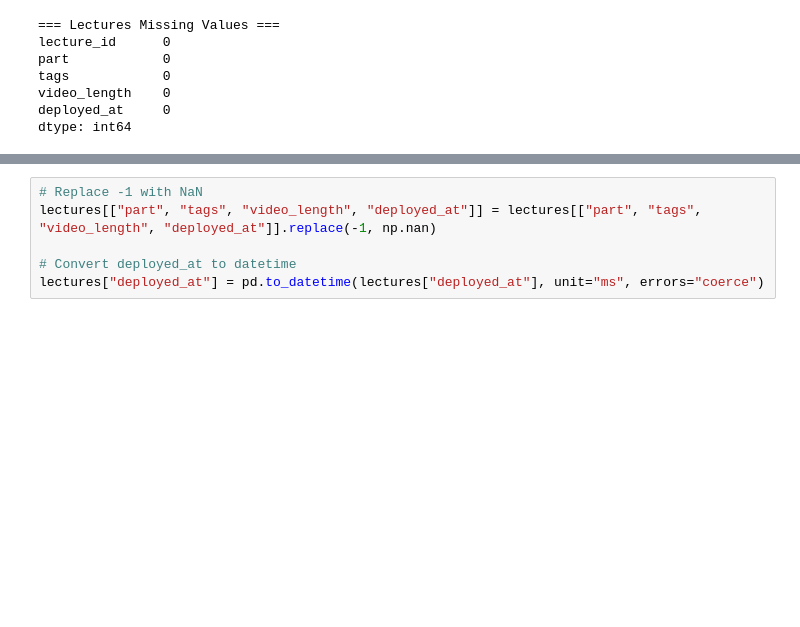
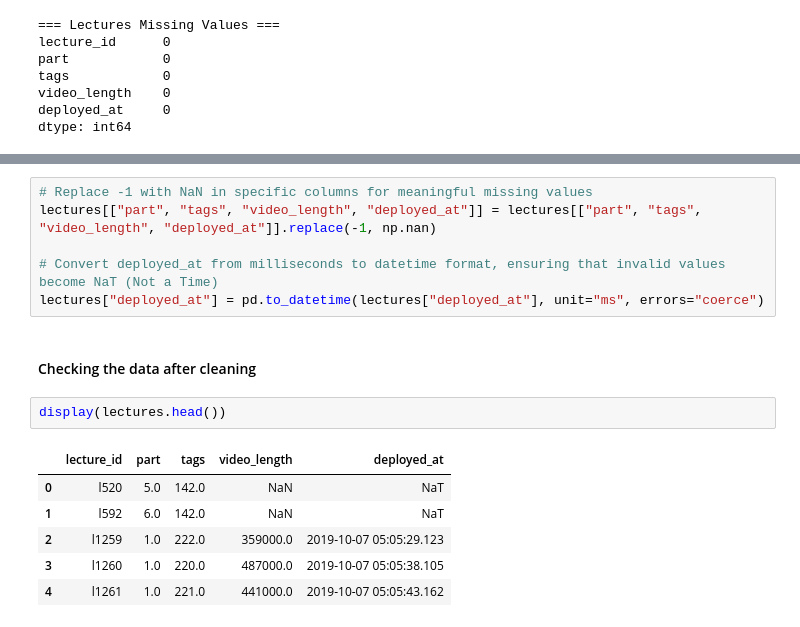
Before and after one commit to maryamzaman30/Data-Driven-Personalized-Educational-Content-Recommendation-System, a Jupyter notebook: notebooks/01_eda.ipynb, the cells around one changed output, grey strips where cells are left out. Cells and saved outputs as stored; diff of their text form; blank space fills up the shorter version.

```diff
--- a/notebooks/01_eda.ipynb
+++ b/notebooks/01_eda.ipynb
@@ -256,6 +442,17 @@ Number of duplicate rows: 0
 # %%
-# Replace -1 with NaN
+# Replace -1 with NaN in specific columns for meaningful missing values
 lectures[["part", "tags", "video_length", "deployed_at"]] = lectures[["part", "tags", "video_length", "deployed_at"]].replace(-1, np.nan)
 
-# Convert deployed_at to datetime
+# Convert deployed_at from milliseconds to datetime format, ensuring that invalid values become NaT (Not a Time)
 lectures["deployed_at"] = pd.to_datetime(lectures["deployed_at"], unit="ms", errors="coerce")
+# %% [markdown]
+#### Checking the data after cleaning
+# %%
+display(lectures.head())
+# %% [output]
+|  | lecture_id | part | tags | video_length | deployed_at |
+| 0 | l520 | 5.0 | 142.0 | NaN | NaT |
+| 1 | l592 | 6.0 | 142.0 | NaN | NaT |
+| 2 | l1259 | 1.0 | 222.0 | 359000.0 | 2019-10-07 05:05:29.123 |
+| 3 | l1260 | 1.0 | 220.0 | 487000.0 | 2019-10-07 05:05:38.105 |
+| 4 | l1261 | 1.0 | 221.0 | 441000.0 | 2019-10-07 05:05:43.162 |
```
Also changed, not shown: parts of 48 cells of this notebook.
